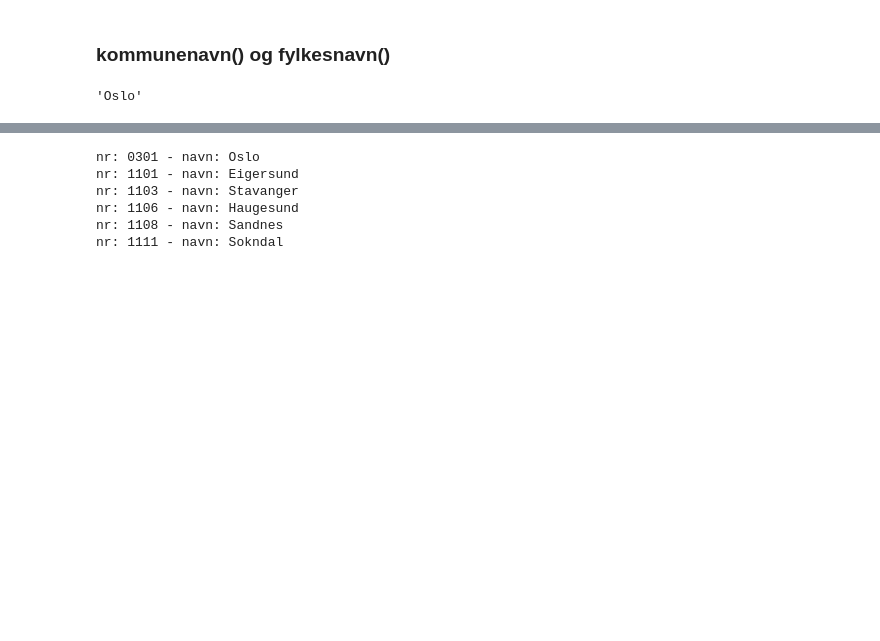
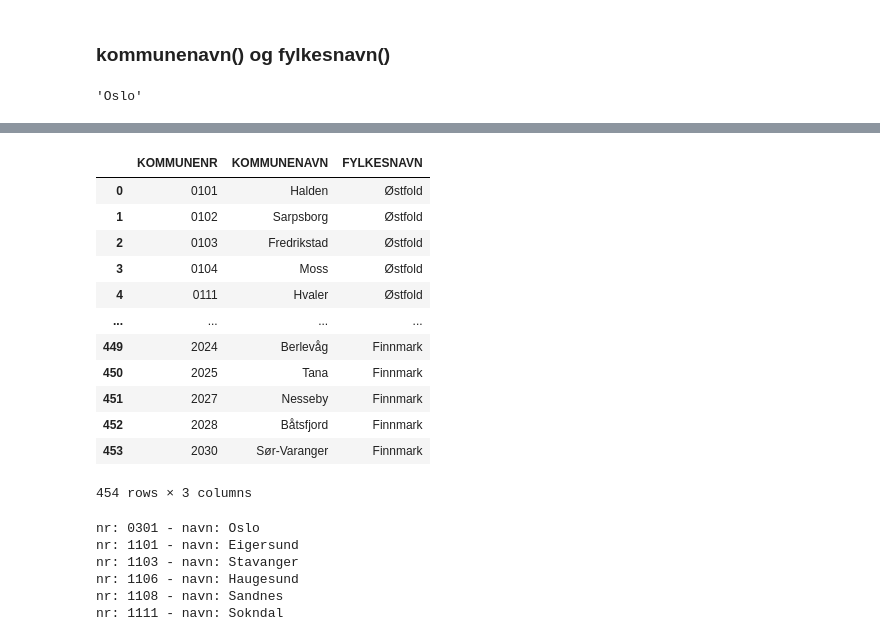
Before and after one commit to statisticsnorway/kommfylk, a Jupyter notebook: eksempler/bruk.ipynb, the cells around one changed output, grey strips where cells are left out. Drawn from its saved outputs; the diff is of its cells as text; code cells hidden in the pictures; blank space fills up the shorter version.

```diff
--- a/eksempler/bruk.ipynb
+++ b/eksempler/bruk.ipynb
@@ -86 +113,21 @@ fylkesnavn([3, 5])
+# %%
+# hvis veldig gamle kommunenumre, tar det tid hvis man ikke spesifiserer aar i kommunenavn() og fylkesnavn()
+df = pd.DataFrame({"KOMMUNENR": kommuner_fra_api(1980)})
+df["KOMMUNENAVN"] = df.KOMMUNENR.kommunenavn(aar=1980)
+df["FYLKESNAVN"] = df.KOMMUNENR.fylkesnavn(aar=1980)
+df
+# %% [output]
+|  | KOMMUNENR | KOMMUNENAVN | FYLKESNAVN |
+| 0 | 0101 | Halden | Østfold |
+| 1 | 0102 | Sarpsborg | Østfold |
+| 2 | 0103 | Fredrikstad | Østfold |
+| 3 | 0104 | Moss | Østfold |
+| 4 | 0111 | Hvaler | Østfold |
+| ... | ... | ... | ... |
+| 449 | 2024 | Berlevåg | Finnmark |
+| 450 | 2025 | Tana | Finnmark |
+| 451 | 2027 | Nesseby | Finnmark |
+| 452 | 2028 | Båtsfjord | Finnmark |
+| 453 | 2030 | Sør-Varanger | Finnmark |
+454 rows × 3 columns
 # %%
```
Also changed, not shown: parts of 25 cells of this notebook, 2 other files.
